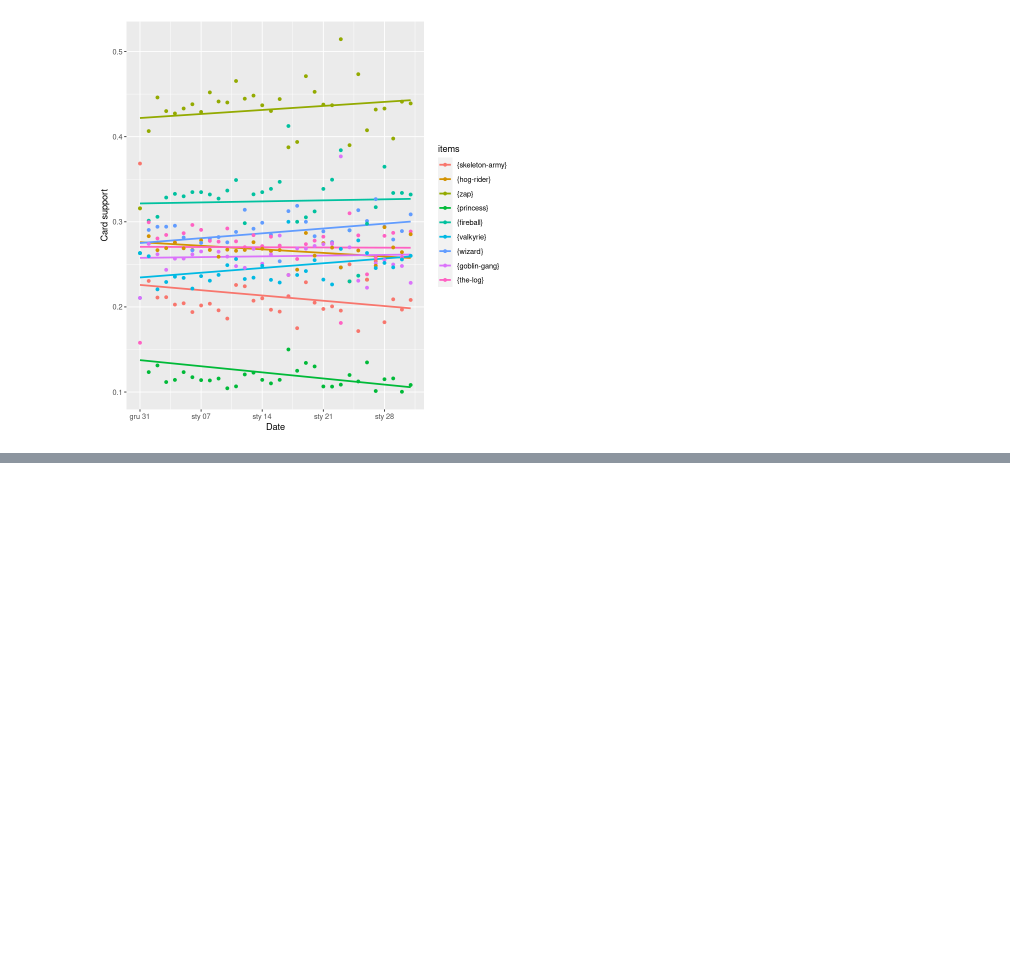
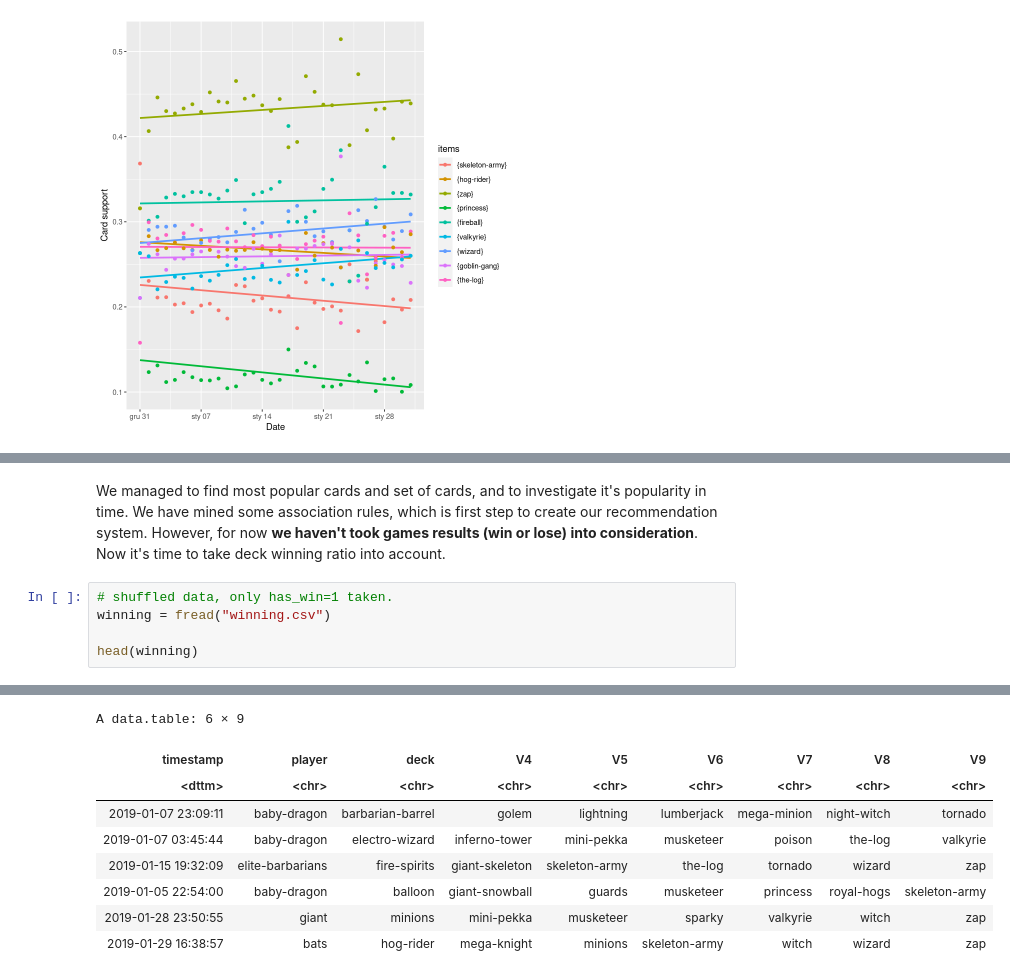
Before and after one commit to bieganski/data-mining, a Jupyter notebook: ex1/solution.ipynb, the cells around one changed output, grey strips where cells are left out. Saved outputs shown, nothing was run; the diff lists cells and outputs as text; blank space fills up the shorter version.

Commit message:
added basic winning stuff.

```diff
--- a/ex1/solution.ipynb
+++ b/ex1/solution.ipynb
@@ -245,0 +207,10 @@ However, for now **we haven't took games results (win or lose) into consideratio
+# %% [markdown]
+We managed to find most popular cards and set of cards, and to investigate it's popularity in time.
+We have mined some association rules, which is first step to create our recommendation system.
+However, for now **we haven't took games results (win or lose) into consideration**. Now it's time to take deck winning ratio into account.
+# %%
+# shuffled data, only has_win=1 taken.
+winning = fread("winning.csv")
+
+head(winning)
+# %% [output]
@@ -245,0 +219,9 @@ However, for now **we haven't took games results (win or lose) into consideratio
+A data.table: 6 × 9
+| timestamp | player | deck | V4 | V5 | V6 | V7 | V8 | V9 |
+| <dttm> | <chr> | <chr> | <chr> | <chr> | <chr> | <chr> | <chr> | <chr> |
+| 2019-01-07 23:09:11 | baby-dragon | barbarian-barrel | golem | lightning | lumberjack | mega-minion | night-witch | tornado |
+| 2019-01-07 03:45:44 | baby-dragon | electro-wizard | inferno-tower | mini-pekka | musketeer | poison | the-log | valkyrie |
+| 2019-01-15 19:32:09 | elite-barbarians | fire-spirits | giant-skeleton | skeleton-army | the-log | tornado | wizard | zap |
+| 2019-01-05 22:54:00 | baby-dragon | balloon | giant-snowball | guards | musketeer | princess | royal-hogs | skeleton-army |
+| 2019-01-28 23:50:55 | giant | minions | mini-pekka | musketeer | sparky | valkyrie | witch | zap |
+| 2019-01-29 16:38:57 | bats | hog-rider | mega-knight | minions | skeleton-army | witch | wizard | zap |
```
Also changed, not shown: parts of 10 cells of this notebook, 1 other file.
